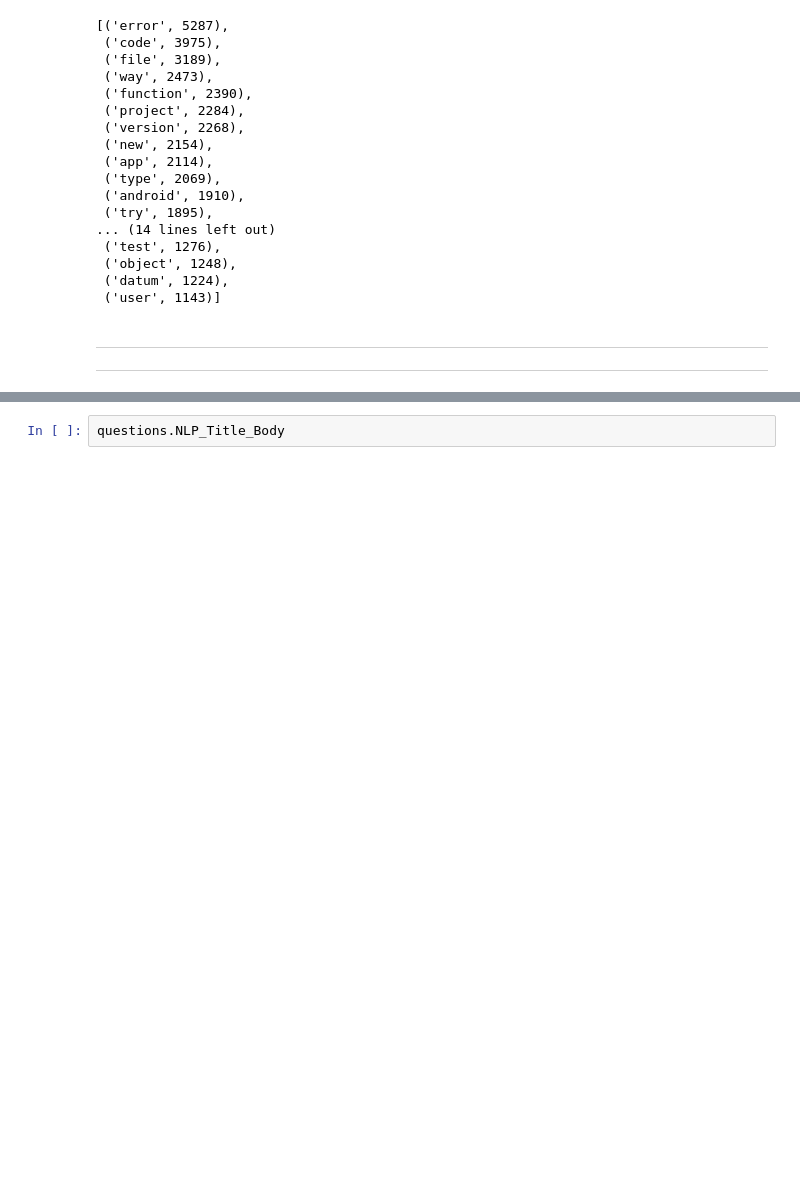
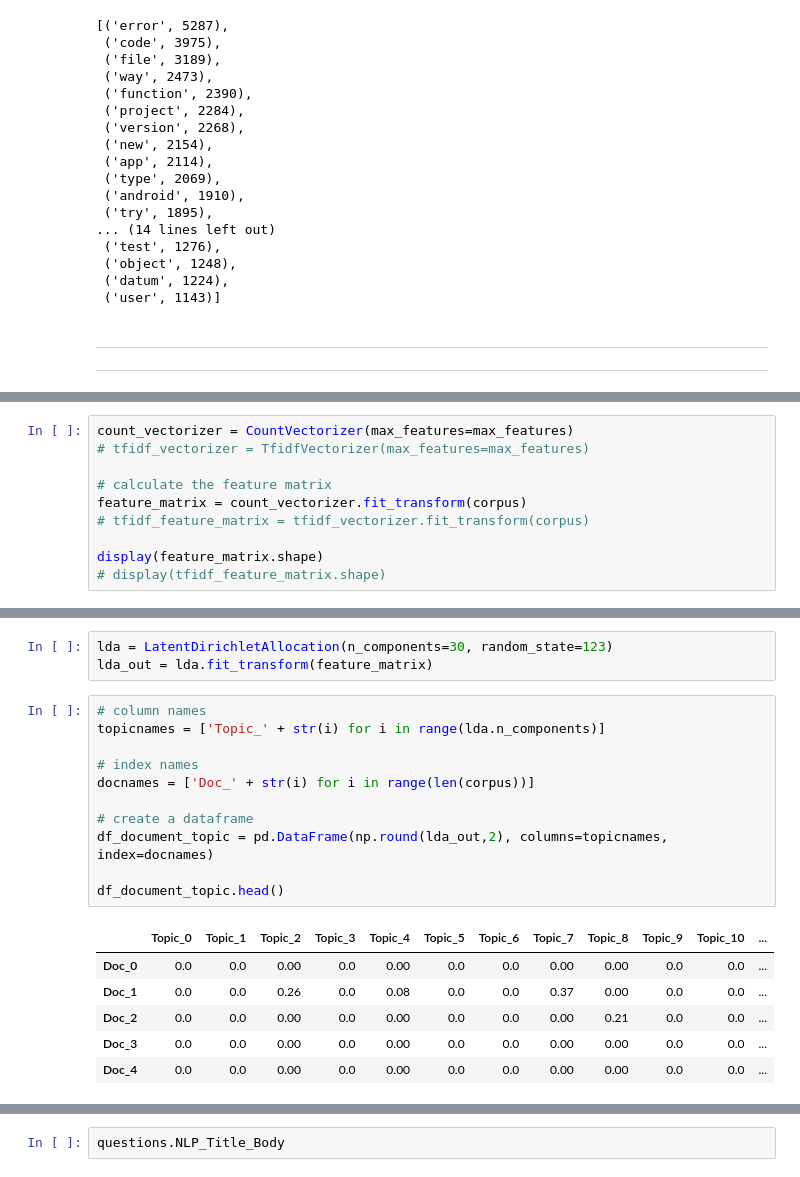
Before and after one commit to Adrian1903/Categorisez-automatiquement-des-questions, a Jupyter notebook: dev/02_nettoyage.ipynb, the cells around one changed output, grey strips where cells are left out. Saved outputs shown, nothing was run; the diff lists cells and outputs as text; blank space fills up the shorter version.

```diff
--- a/dev/02_nettoyage.ipynb
+++ b/dev/02_nettoyage.ipynb
@@ -384,0 +401,10 @@ Counter(tokens).most_common(30)
+# %%
+count_vectorizer = CountVectorizer(max_features=max_features)
+# tfidf_vectorizer = TfidfVectorizer(max_features=max_features)
+
+# calculate the feature matrix
+feature_matrix = count_vectorizer.fit_transform(corpus)
+# tfidf_feature_matrix = tfidf_vectorizer.fit_transform(corpus)
+
+display(feature_matrix.shape)
+# display(tfidf_feature_matrix.shape)
@@ -384,0 +483,21 @@ Counter(tokens).most_common(30)
+# %%
+lda = LatentDirichletAllocation(n_components=30, random_state=123)
+lda_out = lda.fit_transform(feature_matrix)
+# %%
+# column names
+topicnames = ['Topic_' + str(i) for i in range(lda.n_components)]
+
+# index names
+docnames = ['Doc_' + str(i) for i in range(len(corpus))]
+
+# create a dataframe
+df_document_topic = pd.DataFrame(np.round(lda_out,2), columns=topicnames, index=docnames)
+
+df_document_topic.head()
+# %% [output]
+|  | Topic_0 | Topic_1 | Topic_2 | Topic_3 | Topic_4 | Topic_5 | Topic_6 | Topic_7 | Topic_8 | Topic_9 | Topic_10 | ... |
+| Doc_0 | 0.0 | 0.0 | 0.00 | 0.0 | 0.00 | 0.0 | 0.0 | 0.00 | 0.00 | 0.0 | 0.0 | ... |
+| Doc_1 | 0.0 | 0.0 | 0.26 | 0.0 | 0.08 | 0.0 | 0.0 | 0.37 | 0.00 | 0.0 | 0.0 | ... |
+| Doc_2 | 0.0 | 0.0 | 0.00 | 0.0 | 0.00 | 0.0 | 0.0 | 0.00 | 0.21 | 0.0 | 0.0 | ... |
+| Doc_3 | 0.0 | 0.0 | 0.00 | 0.0 | 0.00 | 0.0 | 0.0 | 0.00 | 0.00 | 0.0 | 0.0 | ... |
+| Doc_4 | 0.0 | 0.0 | 0.00 | 0.0 | 0.00 | 0.0 | 0.0 | 0.00 | 0.00 | 0.0 | 0.0 | ... |
```
Also changed, not shown: parts of 35 cells of this notebook.
